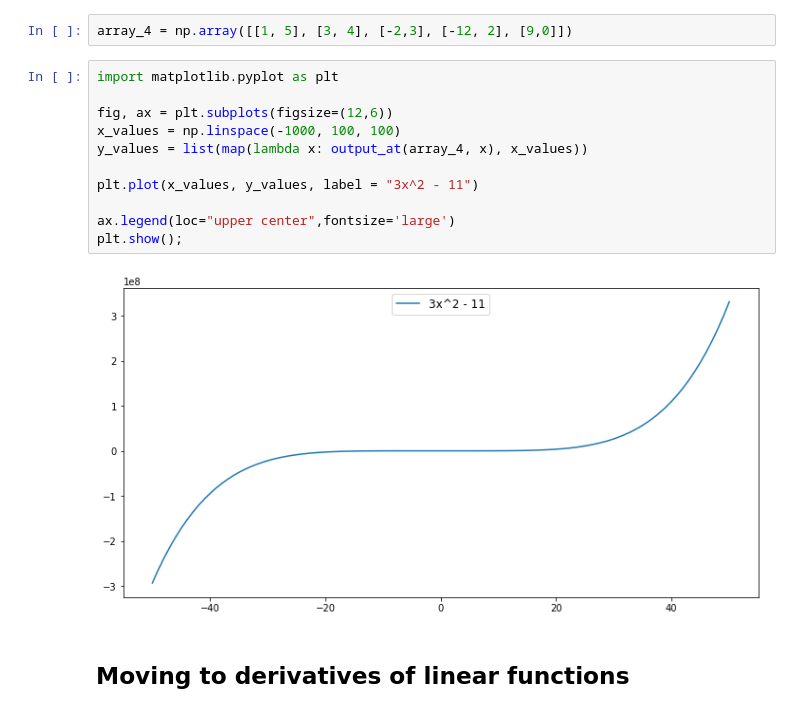
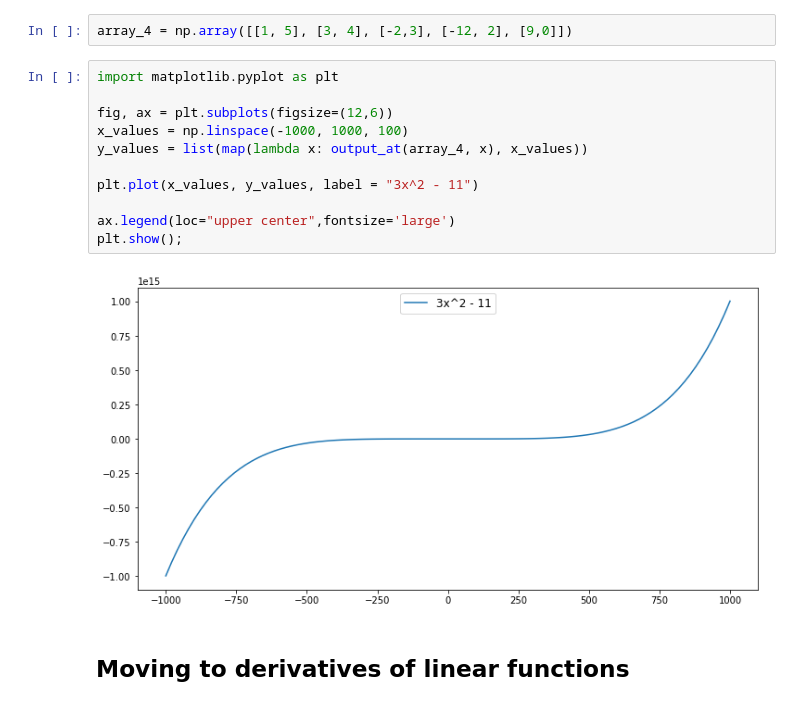
Before and after one commit to rvent/dsc-2-14-04-introduction-to-derivatives-lab-nyc-ds-career-012819, a Jupyter notebook: index.ipynb, the cells around one changed output. Drawn from its saved outputs; the diff is of its cells as text.

```diff
--- a/index.ipynb
+++ b/index.ipynb
@@ -108,16 +108,16 @@ array_4 = np.array([[1, 5], [3, 4], [-2,3], [-12, 2], [9,0]])
 # %%
 import matplotlib.pyplot as plt
 
 fig, ax = plt.subplots(figsize=(12,6))
-x_values = np.linspace(-1000, 100, 100)
+x_values = np.linspace(-1000, 1000, 100)
 y_values = list(map(lambda x: output_at(array_4, x), x_values))
 
 plt.plot(x_values, y_values, label = "3x^2 - 11")
 
 ax.legend(loc="upper center",fontsize='large')
 plt.show();
 # %% [output]
-[figure, old version]
+[figure, new version]
 # %% [markdown]
 ## Moving to derivatives of linear functions
 # %% [markdown]
```
